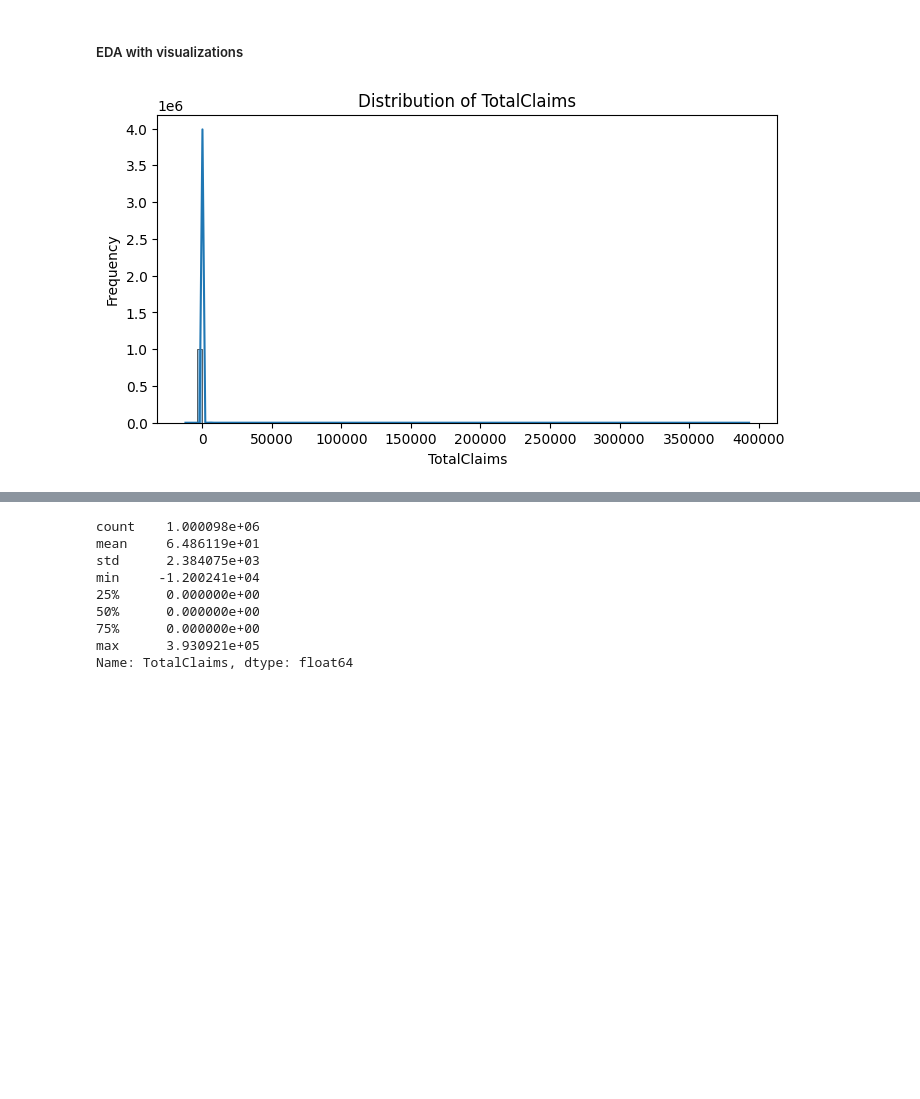
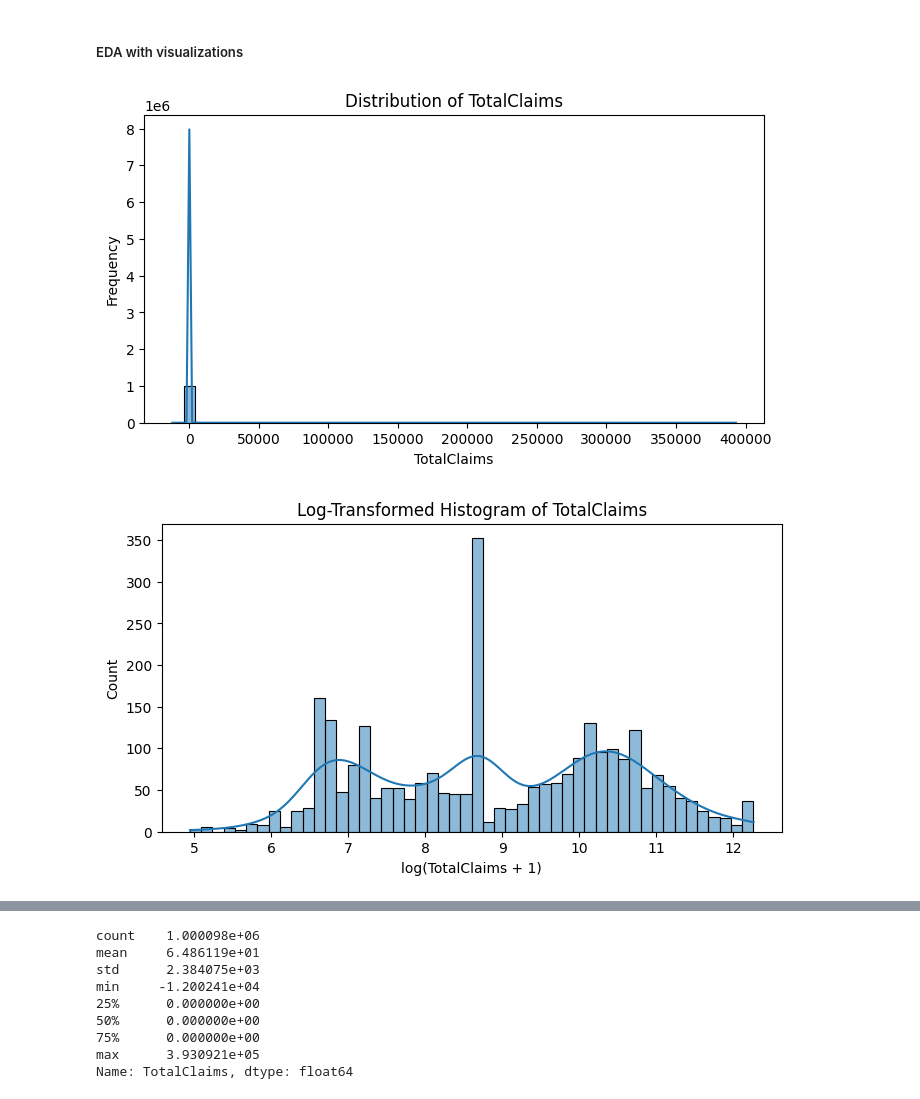
Before and after one commit to Sari-Amin/insurance-risk-analytics-ml, a Jupyter notebook: notebooks/eda.ipynb, the cells around one changed output, grey strips where cells are left out. Cells and saved outputs as stored; diff of their text form; code cells hidden in the pictures; blank space fills up the shorter version.

```diff
--- a/notebooks/eda.ipynb
+++ b/notebooks/eda.ipynb
@@ -104,8 +104,10 @@ Visualizer = Visualizer(df)
 # %%
 ##histogram for claims
 
-Visualizer.plot_histogram("TotalClaims", bins=100)
+Visualizer.plot_histogram("TotalClaims")
+Visualizer.plot_log_histogram("TotalClaims")
 # %% [output]
-[figure, old version]
+[figure, new version]
+[figure, added]
 # %%
 Visualizer.plot_histogram("TotalPremium")
```
Also changed, not shown: parts of 3 cells of this notebook, 1 other file.
